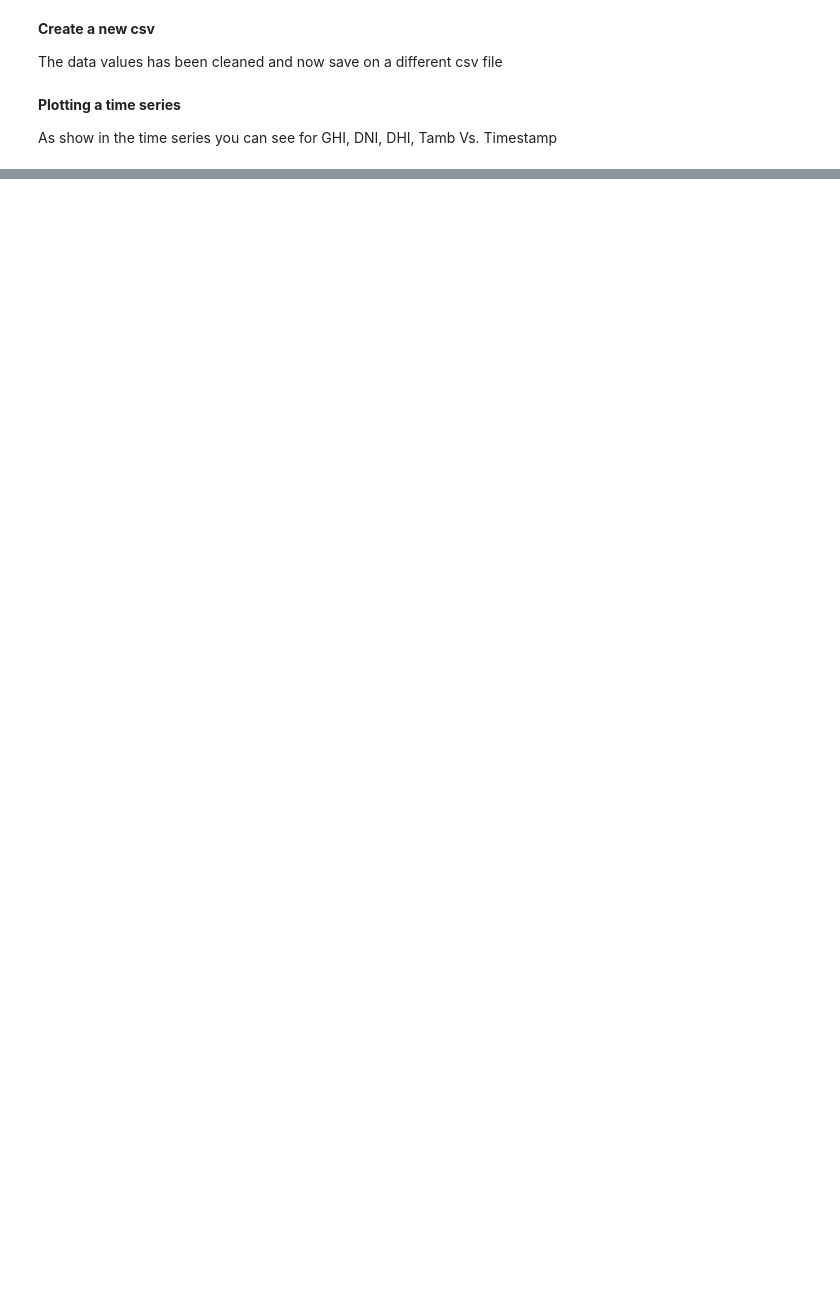
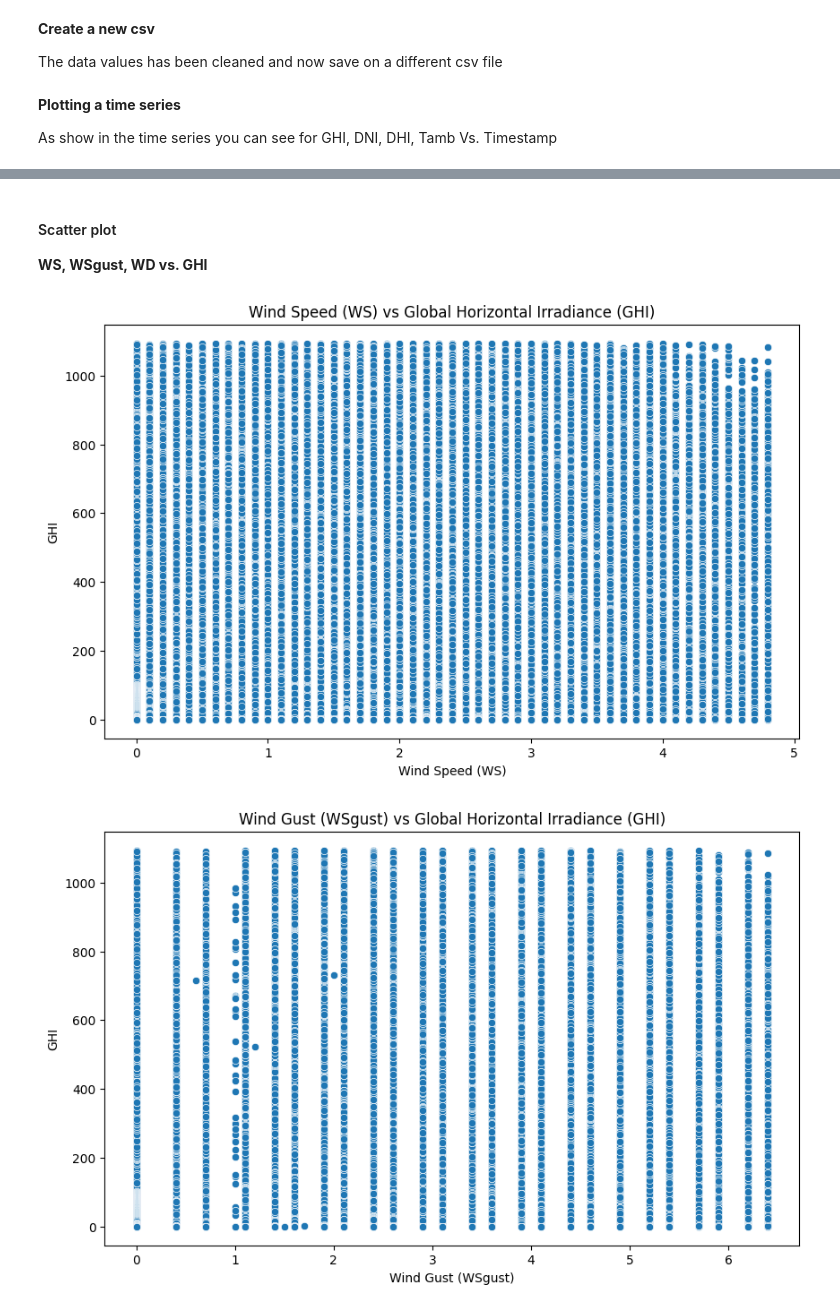
Before and after one commit to mikek1337/solar-challenge-week0, a Jupyter notebook: notebooks/sierraleone_eda.ipynb, the cells around one changed output, grey strips where cells are left out. Saved outputs shown, nothing was run; the diff lists cells and outputs as text; code cells hidden in the pictures; blank space fills up the shorter version.

```diff
--- a/notebooks/sierraleone_eda.ipynb
+++ b/notebooks/sierraleone_eda.ipynb
@@ -167,0 +184,9 @@ NameError: name 'plot_time_series' is not defined
+# %% [markdown]
+#### Scatter plot
+
+**WS, WSgust, WD vs. GHI**
+# %%
+plot_scatter_chart(cleaned_data)
+# %% [output]
+[figure, added]
+[figure, added]
```
Also changed, not shown: parts of 19 cells of this notebook, 5 other files.
